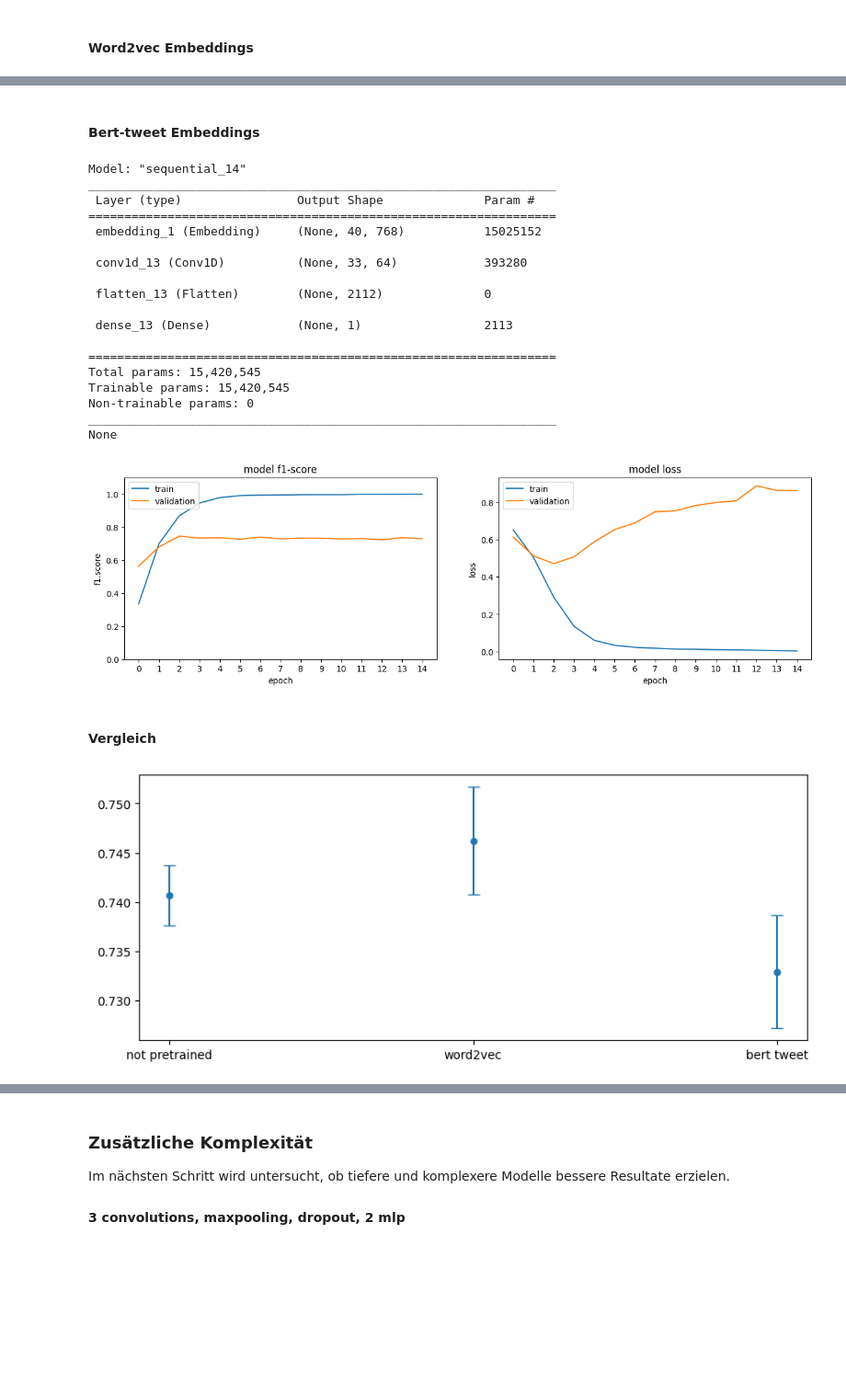
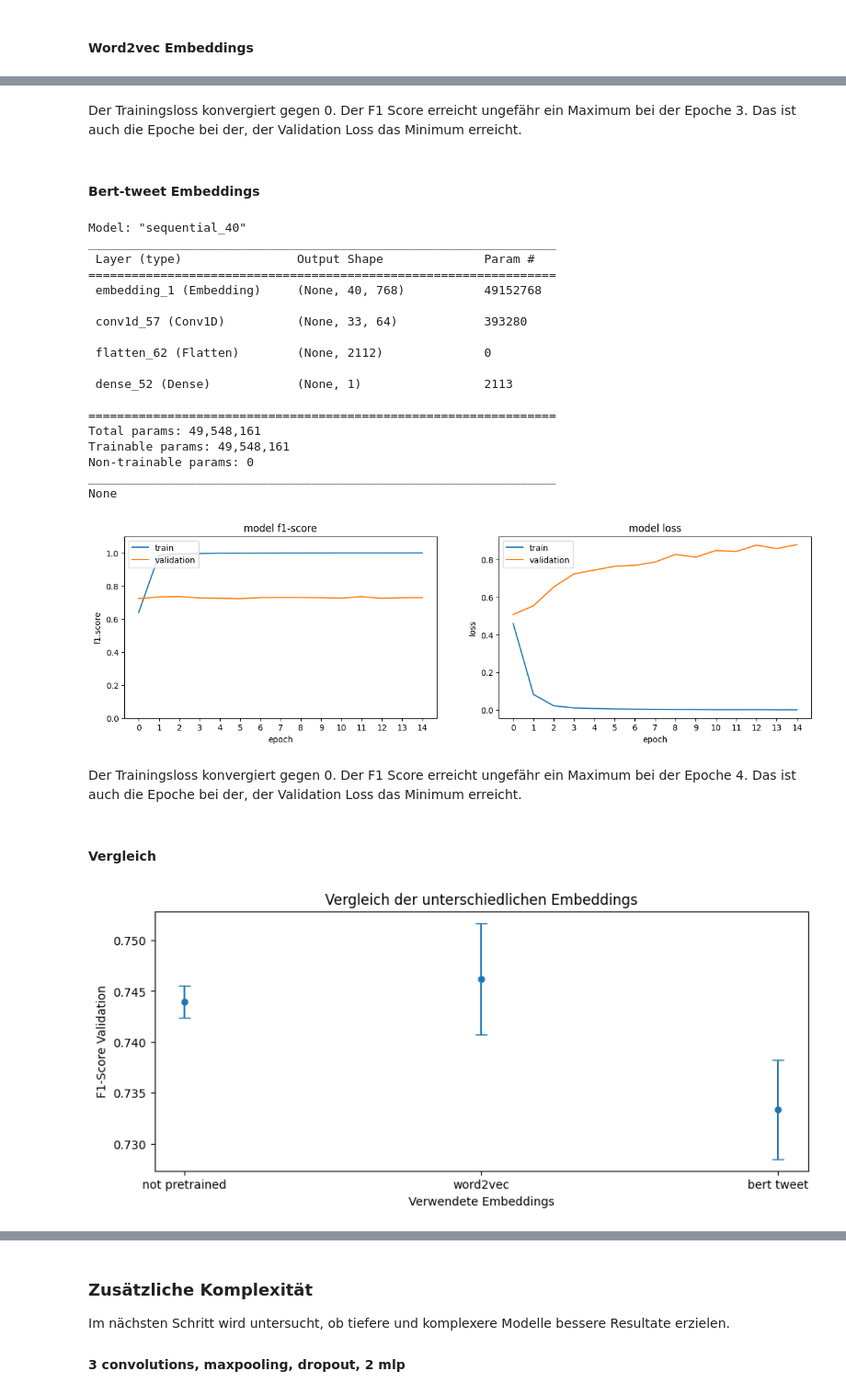
Before and after one commit to florinbarbisch/npr-mc1-text-classification, a Jupyter notebook: Model3_CNN.ipynb, the cells around one changed output, grey strips where cells are left out. Shown at 92% size. Drawn from its saved outputs; the diff is of its cells as text; code cells hidden in the pictures; blank space fills up the shorter version.

Commit message:
cnn models explained

```diff
--- a/Model3_CNN.ipynb
+++ b/Model3_CNN.ipynb
@@ -360,4 +247,4 @@ None
 # %%
 %%capture
-max_f1 = np.array(history.history["val_get_f1"]).argmax() +1
-not_pretrained_cross5 = [conv_mlp(not_pretrained_emb,max_f1).history['val_get_f1'][-1] for n_runs in range(5)]
+min_loss_not_pre = np.array(history.history["val_loss"]).argmin() +1
+not_pretrained_cross5 = [conv_mlp(not_pretrained_emb,min_loss_not_pre).history['val_get_f1'][-1] for n_runs in range(5)]
@@ -387,46 +396,53 @@ Non-trainable params: 0
 _________________________________________________________________
 None
 [figure]
+# %% [markdown]
+Der Trainingsloss konvergiert gegen 0. Der F1 Score erreicht ungefähr ein Maximum bei der Epoche 3. Das ist auch die Epoche bei der, der Validation Loss das Minimum erreicht.
 # %%
 %%capture
-max_f1 = np.array(history.history["val_get_f1"]).argmax() +1
-word2vec_cross5 = [conv_mlp(embedding_word2vec,max_f1).history['val_get_f1'][-1] for n_runs in range(5)]
+min_loss_word2vec = np.array(history.history["val_loss"]).argmin() +1
+word2vec_cross5 = [conv_mlp(embedding_word2vec,min_loss_word2vec).history['val_get_f1'][-1] for n_runs in range(5)]
 # %% [markdown]
 #### Bert-tweet Embeddings
 # %%
 keras.utils.set_random_seed(812)
-history = conv_mlp(embedding_bert,15)
+history = conv_mlp(embedding_bert,15,train_tokens=tokens_train_berttweet,val_tokens=tokens_val_berttweet)
 plot_f1_score_loss(history)
 # %% [output]
-Model: "sequential_14"
+Model: "sequential_40"
 _________________________________________________________________
  Layer (type)                Output Shape              Param #
 =================================================================
- embedding_1 (Embedding)     (None, 40, 768)           15025152
+ embedding_1 (Embedding)     (None, 40, 768)           49152768
 
- conv1d_13 (Conv1D)          (None, 33, 64)            393280
+ conv1d_57 (Conv1D)          (None, 33, 64)            393280
 
- flatten_13 (Flatten)        (None, 2112)              0
+ flatten_62 (Flatten)        (None, 2112)              0
 
- dense_13 (Dense)            (None, 1)                 2113
+ dense_52 (Dense)            (None, 1)                 2113
 
 =================================================================
-Total params: 15,420,545
-Trainable params: 15,420,545
+Total params: 49,548,161
+Trainable params: 49,548,161
 Non-trainable params: 0
 _________________________________________________________________
 None
-[figure, old version]
+[figure, new version]
+# %% [markdown]
+Der Trainingsloss konvergiert gegen 0. Der F1 Score erreicht ungefähr ein Maximum bei der Epoche 4. Das ist auch die Epoche bei der, der Validation Loss das Minimum erreicht.
 # %%
 %%capture
-max_f1 = np.array(history.history["val_get_f1"]).argmax() +1
-bert_tweet_cross5 = [conv_mlp(embedding_bert,max_f1).history['val_get_f1'][-1] for n_runs in range(5)]
+min_loss_bert = np.array(history.history["val_loss"]).argmin() +1
+bert_tweet_cross5 = [conv_mlp(embedding_bert,min_loss_bert).history['val_get_f1'][-1] for n_runs in range(5)]
 # %% [markdown]
 #### Vergleich
 # %%
 cross_validate = {"not pretrained": not_pretrained_cross5, "word2vec":word2vec_cross5, "bert tweet": bert_tweet_cross5}
 fig,ax = plt.subplots(figsize=(10, 4))
 ax.errorbar(cross_validate.keys(),np.array(list(cross_validate.values())).mean(axis=1),yerr=np.array(list(cross_validate.values())).std(axis=1),fmt='o',markersize=5, capsize=5)
+plt.title("Vergleich der unterschiedlichen Embeddings")
+plt.xlabel("Verwendete Embeddings")
+plt.ylabel("F1-Score Validation")
 plt.show()
 # %% [output]
-[figure, old version]
+[figure, new version]
```
Also changed, not shown: parts of 70 cells of this notebook, 1 other file.
